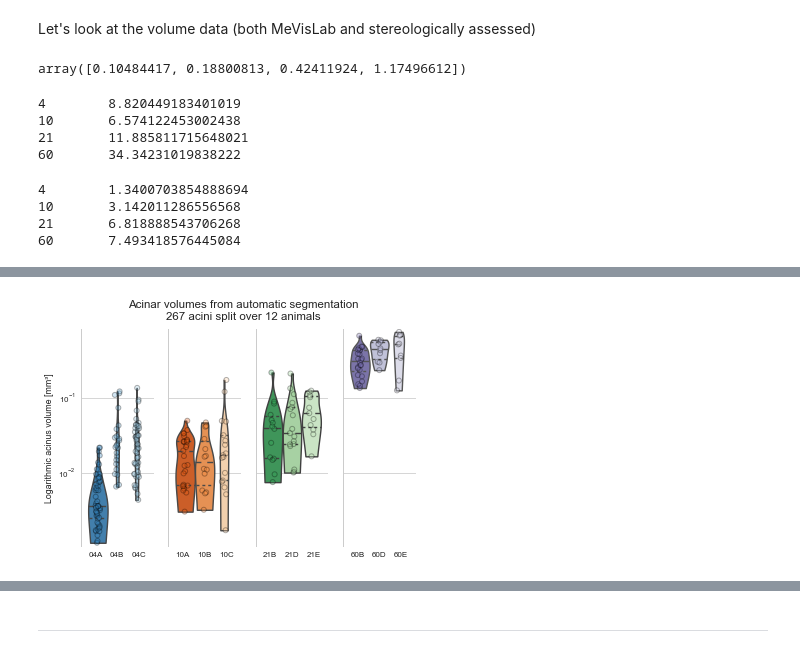
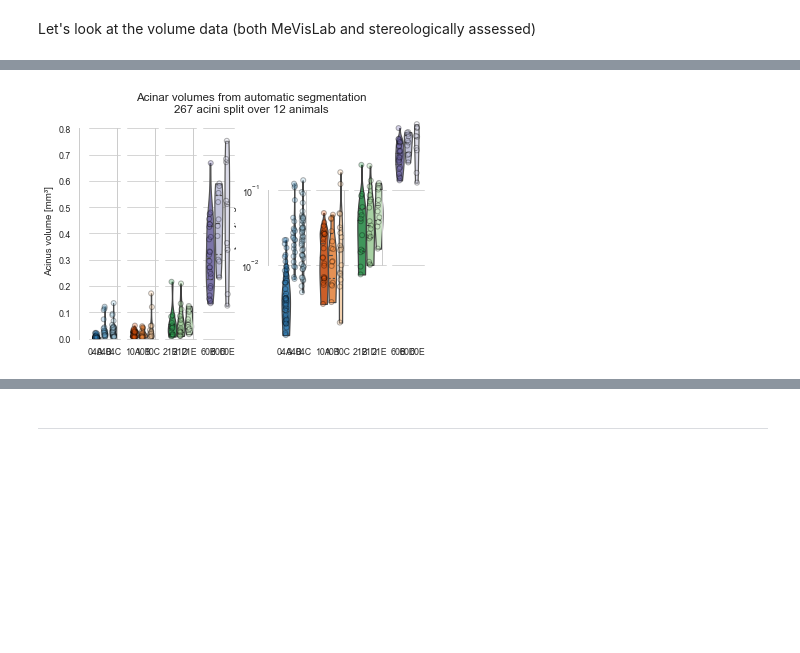
Before and after one commit to habi/acinar-analysis, a Jupyter notebook: Analysis.ipynb, the cells around one changed output, grey strips where cells are left out. Saved outputs shown, nothing was run; the diff lists cells and outputs as text; code cells hidden in the pictures; blank space fills up the shorter version.

Commit message:
Linear and logarithmic plots in the same figure

```diff
--- a/Analysis.ipynb
+++ b/Analysis.ipynb
@@ -619,28 +625,6 @@ TotalAirSpaceVolume_ST = [0.133 + 0.486,
                           0.594 + 1.910,
                           # 0.973 + 3.956,
                           1.292 + 5.645]
-# %%
-(TotalAirSpaceVolume_ST / BarreNumberOfAcini)*1000
-# %% [output]
-array([0.10484417, 0.18800813, 0.42411924, 1.17496612])
-# %%
-# Crosscheck
-for c, day in enumerate(sorted(Data.Day.unique())):
-    print(day, '\t',  Data[Data.Day == day]['Counts per Volume'].mean() * Data[Data.Day == day]['Volume_Acinus_STEPanizer'].sum() * 1000 * 1e-6)
-# %% [output]
-4        8.820449183401019
-10       6.574122453002438
-21       11.885811715648021
-60       34.34231019838222
-# %%
-# Crosscheck
-for c, day in enumerate(sorted(Data.Day.unique())):
-    print(day, '\t',  Data[Data.Day == day]['Counts per Volume'].mean() * TotalAirSpaceVolume_ST[c] * 1000 * 1e-6)
-# %% [output]
-4        1.3400703854888694
-10       3.142011286556568
-21       6.818888543706268
-60       7.493418576445084
 # %%
 print('MeVisLab Volumes\n')
 # Give out alveolar volumes per day
@@ -733,48 +717,57 @@ Mean diameter of one alveolus: 126.25 um
 --------------------------------------------------------------------------------
 # %%
 for c, d in enumerate(sorted(pandas.unique(Data.Day))):
-    plt.subplot(1, len(pandas.unique(Data.Day)), c + 1)
+    plt.subplot(1, 2 * len(pandas.unique(Data.Day)) + 1, c + 1)
     bxplt = seaborn.violinplot(data=Data.loc[Data.Day == d], x='Day', y='Volume_Acinus_MeVisLab',
                                hue='Animal',
                                hue_order=sorted(pandas.unique(Data.loc[Data.Day == d]['Animal'])),
                                palette=ourpalette, cut=0, inner='quartiles')
     swrmplt = seaborn.stripplot(data=Data.loc[Data.Day == d], x='Day', y='Volume_Acinus_MeVisLab', hue='Animal', jitter=True,
                                 hue_order=sorted(pandas.unique(Data.loc[Data.Day == d]['Animal'])),
                                 dodge=True, linewidth=1,
                                 palette=ourpalette,
                                 edgecolor='k', alpha=0.309)
-#     handles, labels = plt.gca().get_legend_handles_labels()
-#     bxplt.legend(handles[:len(handles) // 2], labels[:len(labels) // 2], loc='upper right')
-#     plt.legend('')
-    plt.gca().get_legend().remove()
-    ylog = True
-    if ylog:
-#         plt.ylim([1e-3, 1e0])
-        plt.ylim([numpy.min(Data.Volume_Acinus_MeVisLab.min()) * 0.9,
-                  numpy.max(Data.Volume_Acinus_MeVisLab.max()) * 1.1])
-        plt.gca().set_yscale('log')
-    else:
-        plt.ylim([0, 1.1 * Data.Volume_Acinus_MeVisLab.max()])
+    plt.ylim([0, 1.1 * Data.Volume_Acinus_MeVisLab.max()])
     plt.xticks(numpy.arange(-0.3, 0.6, 0.3), sorted(Data[Data.Day==d].Animal.unique()))
     plt.xlabel('')
+    plt.gca().get_legend().remove()
     if c:
         plt.ylabel('')
         plt.gca().set_yticklabels([])
     else:
-        if ylog:
-            plt.ylabel('Logarithmic acinus volume [mm³]')
-        else:
-            plt.ylabel('Acinus volume [mm³]')
+        plt.ylabel('Acinus volume [mm³]')
+    plt.subplot(1, 2 * len(pandas.unique(Data.Day)) + 1, len(pandas.unique(Data.Day)) + c + 2)
+    bxplt = seaborn.violinplot(data=Data.loc[Data.Day == d], x='Day', y='Volume_Acinus_MeVisLab',
+                               hue='Animal',
+                               hue_order=sorted(pandas.unique(Data.loc[Data.Day == d]['Animal'])),
+                               palette=ourpalette, cut=0, inner='quartiles')
+    swrmplt = seaborn.stripplot(data=Data.loc[Data.Day == d], x='Day', y='Volume_Acinus_MeVisLab', hue='Animal', jitter=True,
+                                hue_order=sorted(pandas.unique(Data.loc[Data.Day == d]['Animal'])),
+                                dodge=True, linewidth=1,
+                                palette=ourpalette,
+                                edgecolor='k', alpha=0.309)
+    plt.ylim([numpy.min(Data.Volume_Acinus_MeVisLab.min()) * 0.9,
+              numpy.max(Data.Volume_Acinus_MeVisLab.max()) * 1.1])
+    plt.gca().set_yscale('log')
+    plt.xticks(numpy.arange(-0.3, 0.6, 0.3), sorted(Data[Data.Day==d].Animal.unique()))
+    plt.xlabel('')
+    plt.gca().get_legend().remove()
+    if c:
+        plt.ylabel('')
+        plt.gca().set_yticklabels([])
+    else:
+        plt.ylabel('Acinus volume [mm³], logarithmic scale')
+
 plt.suptitle('Acinar volumes from automatic segmentation\n%s acini split over %s animals' % (len(Data),
                                                                                              len(pandas.unique(Data.Animal))))
-# seaborn.despine(offset=10, trim=True, bottom=True)
-if ylog:
-    plt.savefig(os.path.join(OutputDir, 'volumes-mevislab-logarithmic.png'))
-else:
-    plt.savefig(os.path.join(OutputDir, 'volumes-mevislab.png'))
+seaborn.despine(offset=10, trim=True, bottom=True)
+# if ylog:
+#     plt.savefig(os.path.join(OutputDir, 'volumes-mevislab-logarithmic.png'))
+# else:
+#     plt.savefig(os.path.join(OutputDir, 'volumes-mevislab.png'))
 plt.show()
 # %% [output]
-[figure, old version]
+[figure, new version]
 # %%
 Data['Volume_Acinus_MeVisLab_normalized'] = numpy.nan
 for c, row in Data.iterrows():
```
Also changed, not shown: parts of 57 cells of this notebook.
